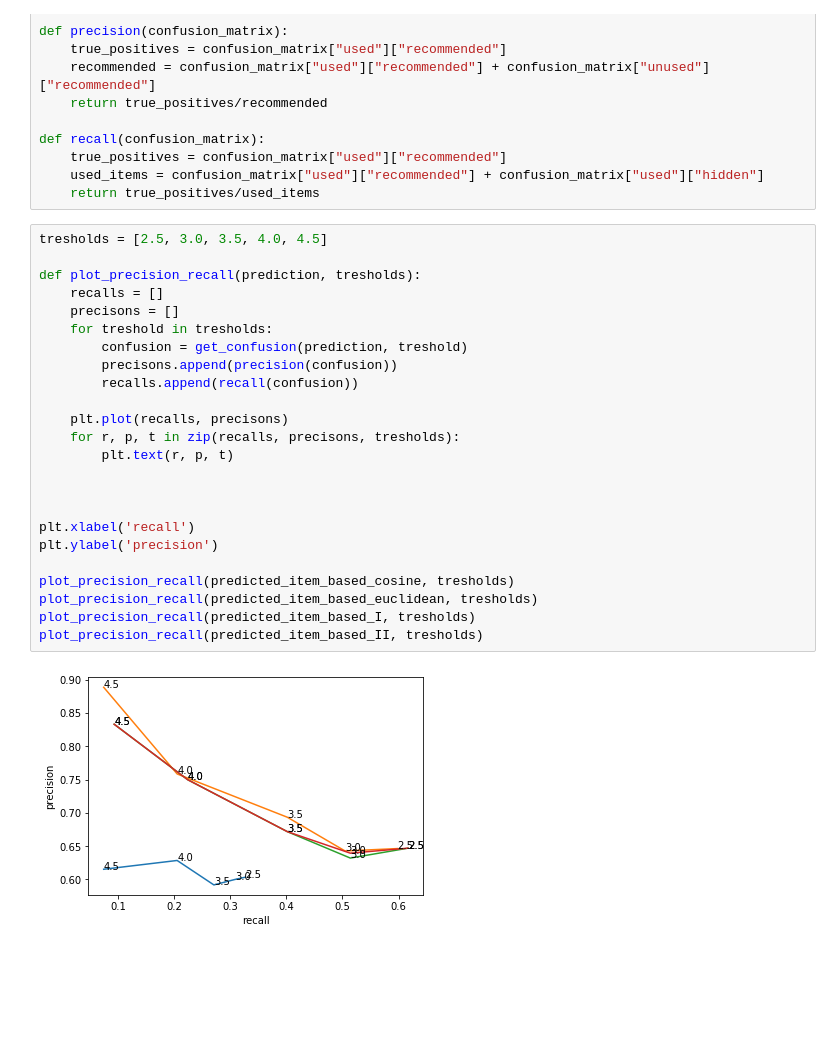
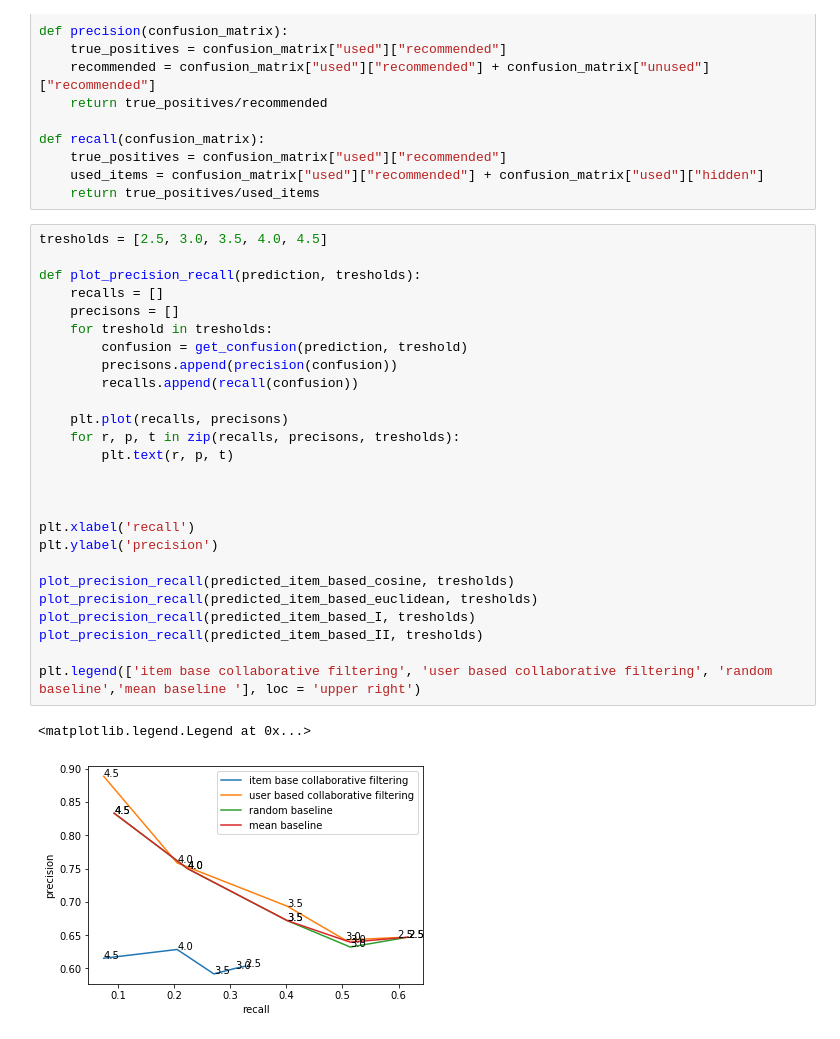
Before and after one commit to UhhBart/ci-yelp, a Jupyter notebook: Item based filtering.ipynb, the cells around one changed output. Cells and saved outputs as stored; diff of their text form; blank space fills up the shorter version.

Commit message:
legend

```diff
--- a/Item based filtering.ipynb
+++ b/Item based filtering.ipynb
@@ -230,26 +230,29 @@ def recall(confusion_matrix):
 # %%
 tresholds = [2.5, 3.0, 3.5, 4.0, 4.5]
 
 def plot_precision_recall(prediction, tresholds):
     recalls = []
     precisons = []
     for treshold in tresholds:
         confusion = get_confusion(prediction, treshold)
         precisons.append(precision(confusion))
         recalls.append(recall(confusion))
 
     plt.plot(recalls, precisons)
     for r, p, t in zip(recalls, precisons, tresholds):
         plt.text(r, p, t)
 
 
 
 plt.xlabel('recall')
 plt.ylabel('precision')
 
 plot_precision_recall(predicted_item_based_cosine, tresholds)
 plot_precision_recall(predicted_item_based_euclidean, tresholds)
 plot_precision_recall(predicted_item_based_I, tresholds)
 plot_precision_recall(predicted_item_based_II, tresholds)
+
+plt.legend(['item base collaborative filtering', 'user based collaborative filtering', 'random baseline','mean baseline '], loc = 'upper right')
 # %% [output]
+<matplotlib.legend.Legend at 0x...>
-[figure, old version]
+[figure, new version]
```
Also changed, not shown: parts of 2 cells of this notebook.
